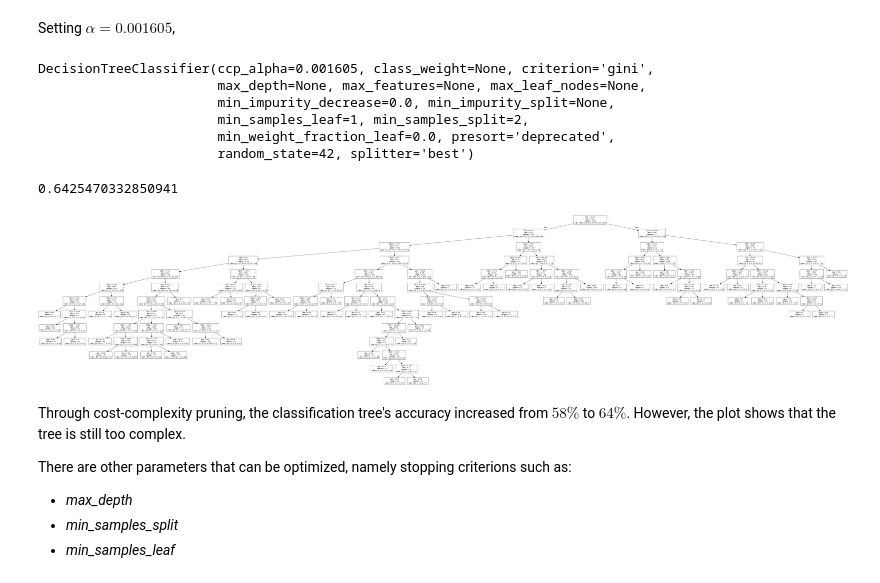
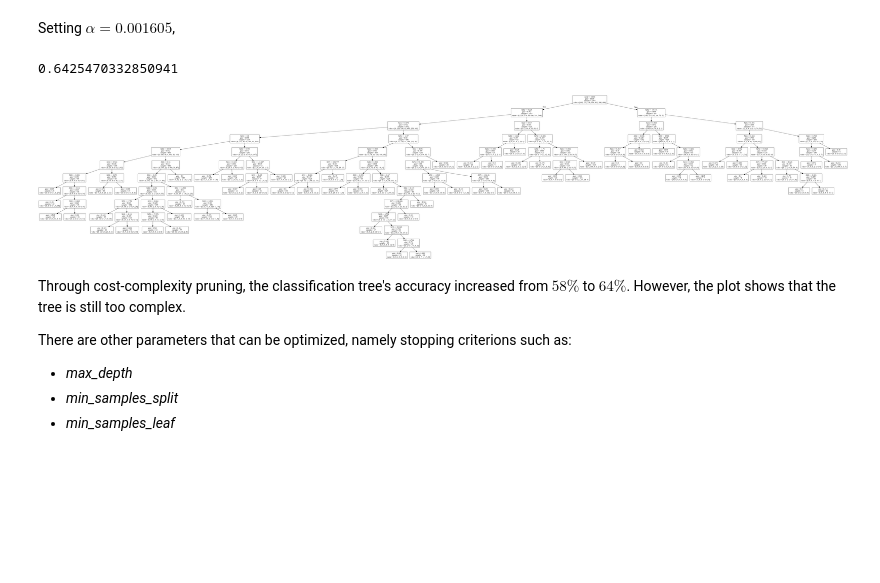
Before and after one commit to teddyjesus/predictingSongGenre, a Jupyter notebook: Trees.ipynb, the cells around one changed output. Cells and saved outputs as stored; diff of their text form; code cells hidden in the pictures; blank space fills up the shorter version.

```diff
--- a/Trees.ipynb
+++ b/Trees.ipynb
@@ -18,5 +25,5 @@ from sklearn.ensemble import BaggingClassifier
 # %%
-dataUnstructured = pd.read_csv(r"..\..\Datasets\spotify.csv") #local copy of my data
+dataUnstructured = pd.read_csv("/content/drive/My Drive/spotify.csv") #local copy of my data
 dataUnstructured = dataUnstructured.iloc[:,1:] #The first column was just row indices, so I removed it.
 # %%
 for i in range(0,len(dataUnstructured.columns)):
@@ -195,30 +194,23 @@ Name: 394, dtype: float64
 # %% [markdown]
 Setting $\alpha=0.001605$,
 # %%
-final_classifier=DecisionTreeClassifier(random_state=42,ccp_alpha=0.001605)
+final_classifier=DecisionTreeClassifier(ccp_alpha=0.001605,
+                                        random_state=42)
 final_model=final_classifier.fit(X_train,y_train)
-final_model
+predictions=final_model.predict(X_test)
+
+print(accuracy_score(y_test,predictions))
 # %% [output]
-DecisionTreeClassifier(ccp_alpha=0.001605, class_weight=None, criterion='gini',
-                       max_depth=None, max_features=None, max_leaf_nodes=None,
-                       min_impurity_decrease=0.0, min_impurity_split=None,
-                       min_samples_leaf=1, min_samples_split=2,
-                       min_weight_fraction_leaf=0.0, presort='deprecated',
-                       random_state=42, splitter='best')
+0.6425470332850941
-# %%
-predictions=final_model.predict(X_test)
-print(accuracy_score(y_test,predictions))
-# %% [output]
-0.6425470332850941
 # %%
 #os.environ['PATH'].split(os.pathsep)
-os.environ["PATH"]+=os.pathsep+r"C:\Users\chuat\anaconda3\Library\bin\graphviz"
+#os.environ["PATH"]+=os.pathsep+r"C:\Users\chuat\anaconda3\Library\bin\graphviz"
 
 dot=tree.export_graphviz(final_model,out_file=None)
 graph=pydotplus.graph_from_dot_data(dot)
 Image(graph.create_png())
 # %% [output]
-[figure, old version]
+[figure, new version]
 # %% [markdown]
 Through cost-complexity pruning, the classification tree's accuracy increased from $58\%$ to $64\%$. However, the plot shows that the tree is still too complex.
 
```
Also changed, not shown: parts of 21 cells of this notebook.
